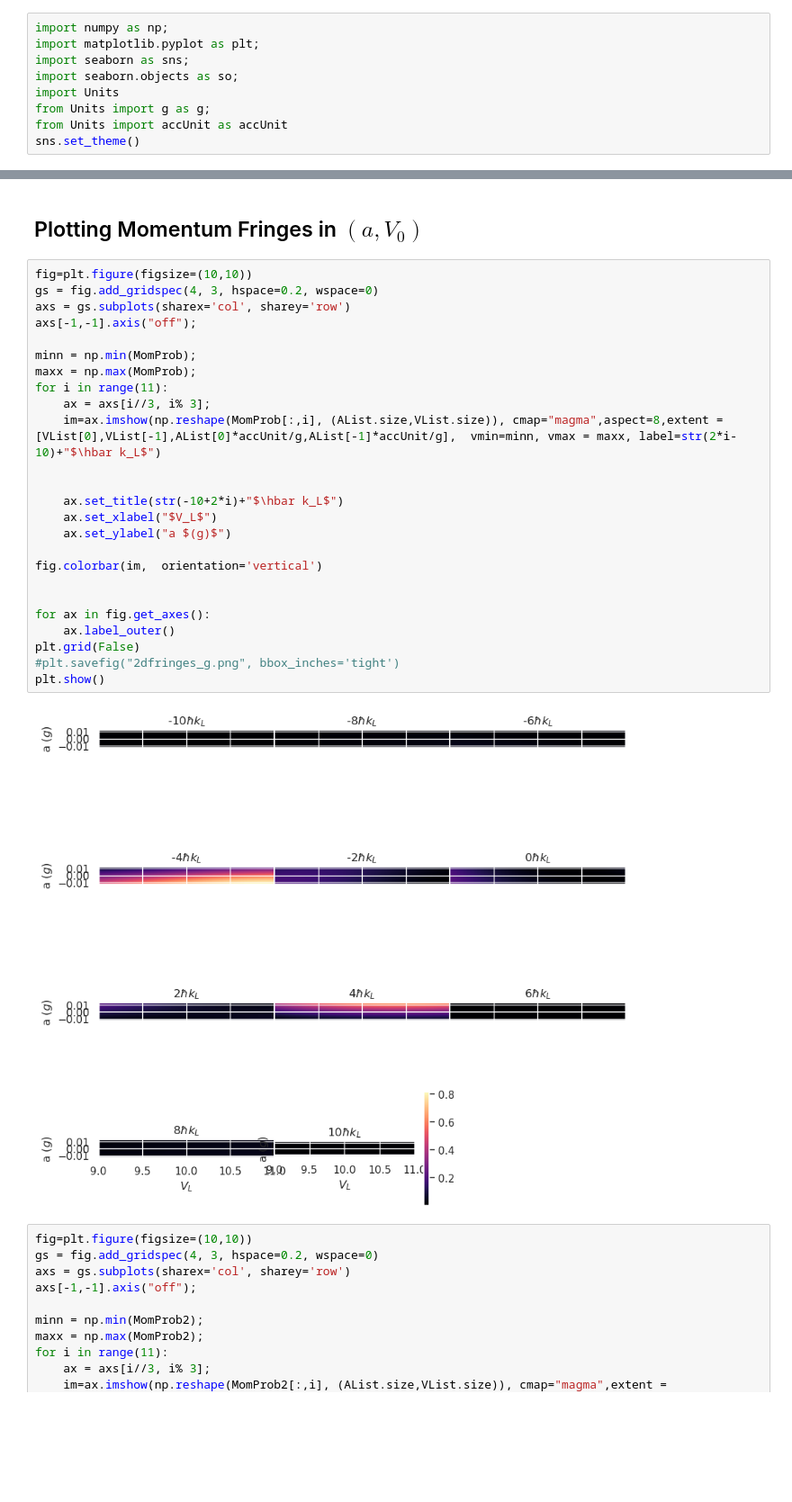
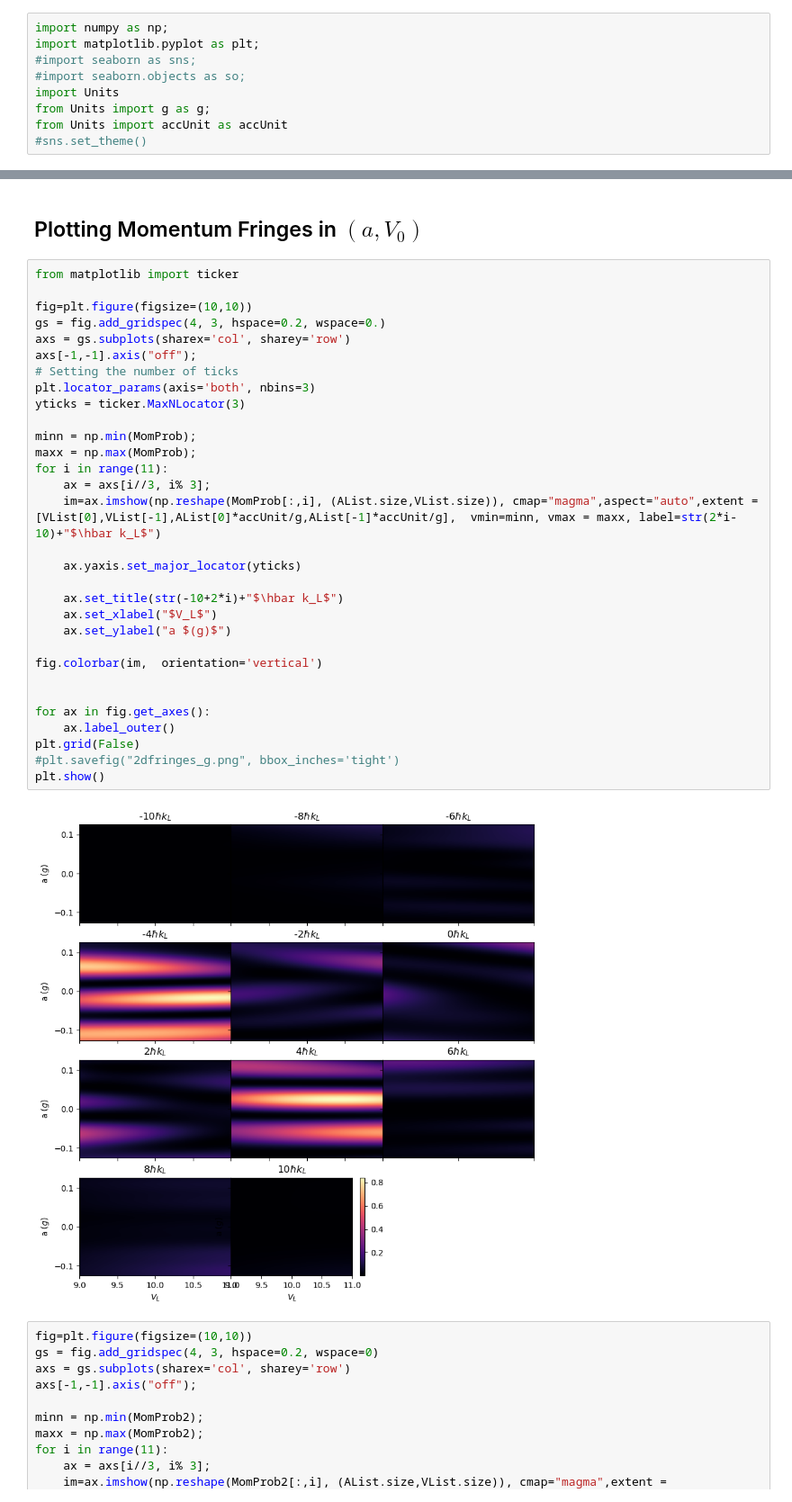
Before and after one commit to rootware/lattice_evolution, a Jupyter notebook: Python/JSD Plots.ipynb, the cells around one changed output, grey strips where cells are left out. Shown at 90% size. Saved outputs shown, nothing was run; the diff lists cells and outputs as text; blank space fills up the shorter version.

Commit message:
commit new plots

```diff
--- a/Python/JSD Plots.ipynb
+++ b/Python/JSD Plots.ipynb
@@ -3,12 +3,12 @@
 # %%
 import numpy as np;
 import matplotlib.pyplot as plt;
-import seaborn as sns;
-import seaborn.objects as so;
+#import seaborn as sns;
+#import seaborn.objects as so;
 import Units
 from Units import g as g;
 from Units import accUnit as accUnit
-sns.set_theme()
+#sns.set_theme()
 # %% [output]
 4.370911518037973
 # %% [markdown]
@@ -73,32 +71,38 @@ print(codeacc)
 # %% [markdown]
 ## Plotting Momentum Fringes in $(a,V_0)$
 # %%
+from matplotlib import ticker
+
 fig=plt.figure(figsize=(10,10))
-gs = fig.add_gridspec(4, 3, hspace=0.2, wspace=0)
+gs = fig.add_gridspec(4, 3, hspace=0.2, wspace=0.)
 axs = gs.subplots(sharex='col', sharey='row')
 axs[-1,-1].axis("off");
+# Setting the number of ticks
+plt.locator_params(axis='both', nbins=3)
+yticks = ticker.MaxNLocator(3)
 
 minn = np.min(MomProb);
 maxx = np.max(MomProb);
 for i in range(11):
     ax = axs[i//3, i% 3];
-    im=ax.imshow(np.reshape(MomProb[:,i], (AList.size,VList.size)), cmap="magma",aspect=8,extent =[VList[0],VList[-1],AList[0]*accUnit/g,AList[-1]*accUnit/g],  vmin=minn, vmax = maxx, label=str(2*i-10)+"$\hbar k_L$")
+    im=ax.imshow(np.reshape(MomProb[:,i], (AList.size,VList.size)), cmap="magma",aspect="auto",extent =[VList[0],VList[-1],AList[0]*accUnit/g,AList[-1]*accUnit/g],  vmin=minn, vmax = maxx, label=str(2*i-10)+"$\hbar k_L$")
 
+    ax.yaxis.set_major_locator(yticks)
 
     ax.set_title(str(-10+2*i)+"$\hbar k_L$")
     ax.set_xlabel("$V_L$")
     ax.set_ylabel("a $(g)$")
 
 fig.colorbar(im,  orientation='vertical')
 
 
 for ax in fig.get_axes():
     ax.label_outer()
 plt.grid(False)
 #plt.savefig("2dfringes_g.png", bbox_inches='tight')
 plt.show()
 # %% [output]
-[figure, old version]
+[figure, new version]
 # %%
 fig=plt.figure(figsize=(10,10))
 gs = fig.add_gridspec(4, 3, hspace=0.2, wspace=0)
```
Also changed, not shown: parts of 3 cells of this notebook, 7 other files.
